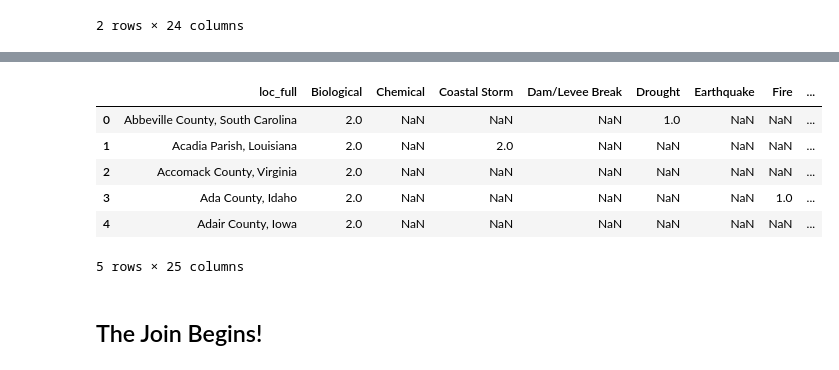
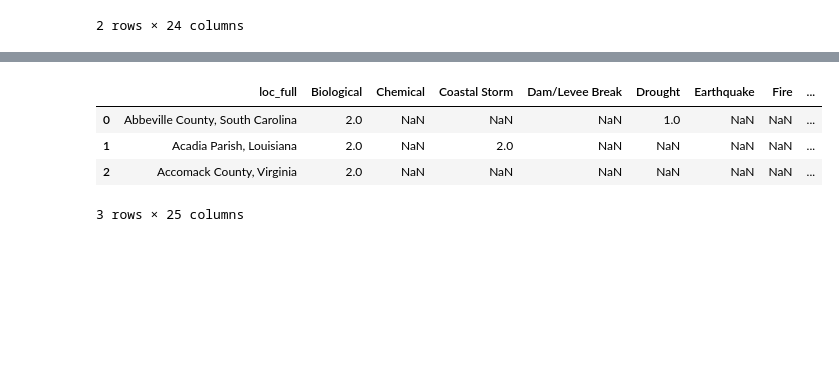
Before and after one commit to taylor-curran/vrb-know, a Jupyter notebook: data/master_row.ipynb, the cells around one changed output, grey strips where cells are left out. Drawn from its saved outputs; the diff is of its cells as text; code cells hidden in the pictures; blank space fills up the shorter version.

```diff
--- a/data/master_row.ipynb
+++ b/data/master_row.ipynb
@@ -301,15 +348,38 @@ memory usage: 612.7+ KB
 # Insert State Column
 state = [s.split(',')[1].strip() for s in dis['loc_full']]
 dis.insert(24, 'state', state)
+# %%
+dis.columns = ['loc_full',
+               'Biological',
+               'Chemical',
+               'Coastal Storm',
+               'Dam/Levee Break',
+               'Drought',
+               'Earthquake',
+               'Fire',
+               'Fishing Losses',
+               'Flood',
+               'Freezing',
+               'Human Cause',
+               'Hurricane',
+               'Mud/Landslide',
+               'Other',
+               'Severe Ice Storm',
+               'Severe Storm(s)',
+               'Snow',
+               'Terrorist',
+               'Tornado',
+               'Toxic Substances',
+               'Tsunami',
+               'Typhoon',
+               'Volcano',
+               'state_full'
+              ]
 # %%
-dis.head()
+dis.head(3)
 # %% [output]
 |  | loc_full | Biological | Chemical | Coastal Storm | Dam/Levee Break | Drought | Earthquake | Fire | ... |
 | 0 | Abbeville County, South Carolina | 2.0 | NaN | NaN | NaN | 1.0 | NaN | NaN | ... |
 | 1 | Acadia Parish, Louisiana | 2.0 | NaN | 2.0 | NaN | NaN | NaN | NaN | ... |
 | 2 | Accomack County, Virginia | 2.0 | NaN | NaN | NaN | NaN | NaN | NaN | ... |
-| 3 | Ada County, Idaho | 2.0 | NaN | NaN | NaN | NaN | NaN | 1.0 | ... |
-| 4 | Adair County, Iowa | 2.0 | NaN | NaN | NaN | NaN | NaN | NaN | ... |
-5 rows × 25 columns
+3 rows × 25 columns
-# %% [markdown]
-## The Join Begins!
```
Also changed, not shown: parts of 41 cells of this notebook, 5 other files.
